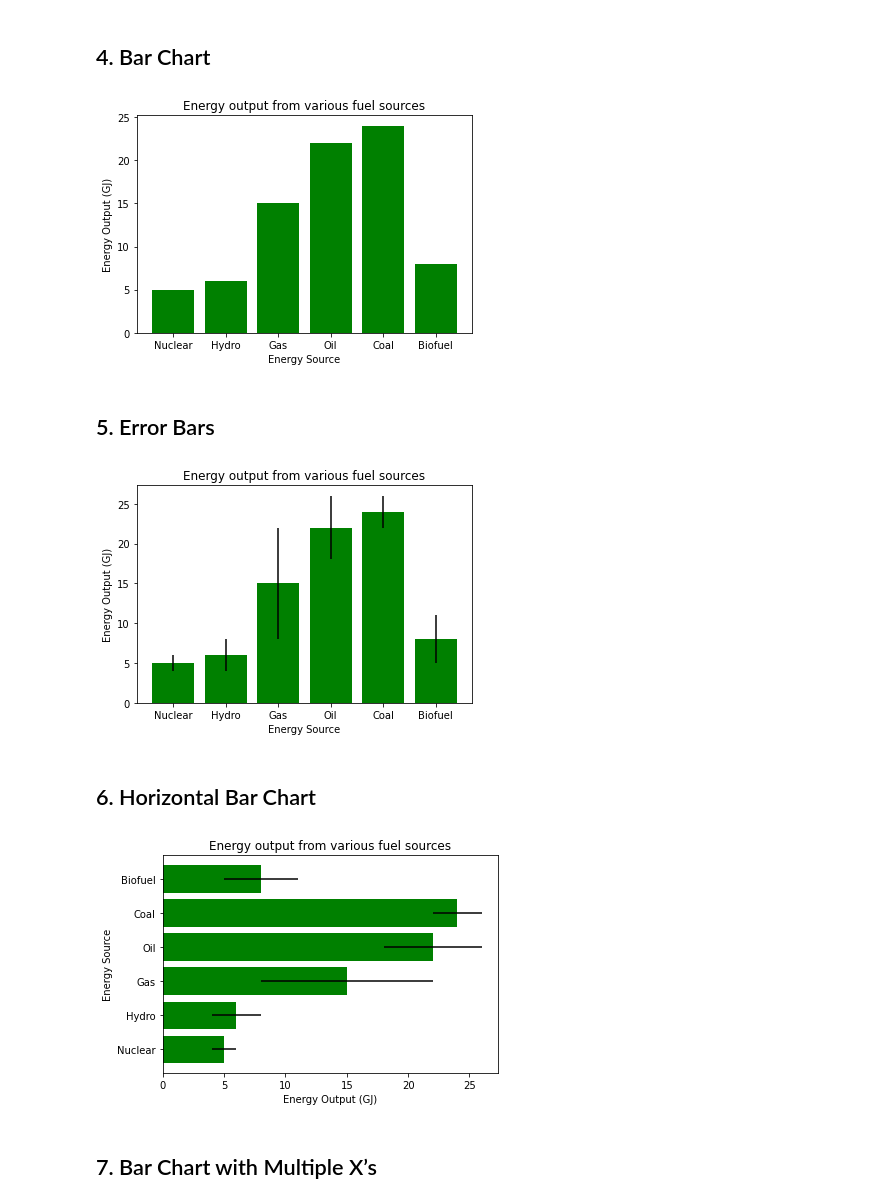
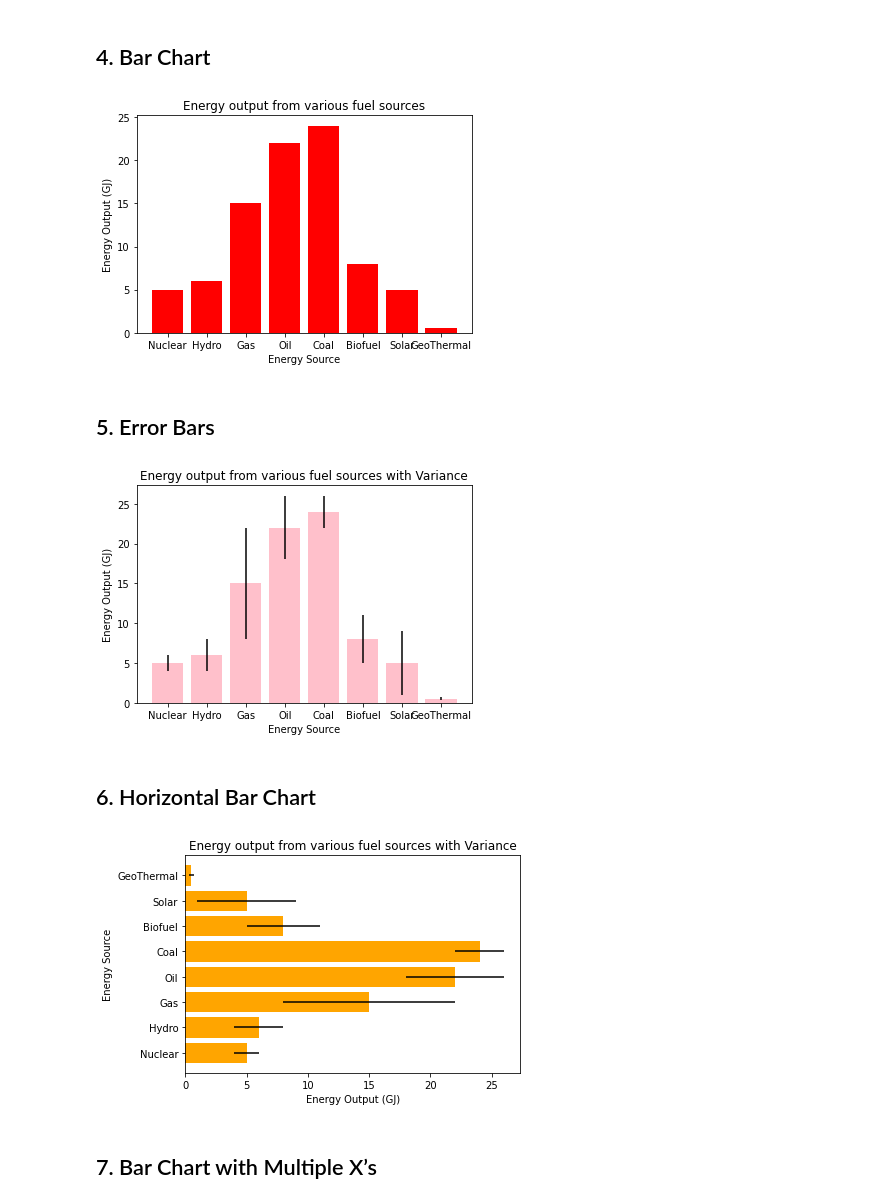
Before and after one commit to KrisMatrix/Data_Visualization, a Jupyter notebook: Data_Visualization_Tutorial.ipynb, the cells around one changed output. Saved outputs shown, nothing was run; the diff lists cells and outputs as text; code cells hidden in the pictures.

```diff
--- a/Data_Visualization_Tutorial.ipynb
+++ b/Data_Visualization_Tutorial.ipynb
@@ -204,12 +204,12 @@ plt.show()
 # %% [markdown]
 ## 4. Bar Chart
 # %%
-x = ['Nuclear', 'Hydro', 'Gas', 'Oil', 'Coal', 'Biofuel']
-energy = [5, 6, 15, 22, 24, 8]
+x = ['Nuclear', 'Hydro', 'Gas', 'Oil', 'Coal', 'Biofuel', 'Solar', 'GeoThermal']
+energy = [5, 6, 15, 22, 24, 8, 5, 0.5]
 
 x_pos = [i for i, _ in enumerate(x)]
 
-plt.bar(x_pos, energy, color='green')
+plt.bar(x_pos, energy, color='Red')
 plt.xlabel("Energy Source")
 plt.ylabel("Energy Output (GJ)")
 plt.title("Energy output from various fuel sources")
@@ -218,45 +218,45 @@ plt.xticks(x_pos, x)
 
 plt.show()
 # %% [output]
-[figure, old version]
+[figure, new version]
 # %% [markdown]
 ## 5. Error Bars
 # %%
-x = ['Nuclear', 'Hydro', 'Gas', 'Oil', 'Coal', 'Biofuel']
-energy = [5, 6, 15, 22, 24, 8]
-variance = [1, 2, 7, 4, 2, 3]
+x = ['Nuclear', 'Hydro', 'Gas', 'Oil', 'Coal', 'Biofuel', 'Solar', 'GeoThermal']
+energy = [5, 6, 15, 22, 24, 8, 5, 0.5]
+variance = [1, 2, 7, 4, 2, 3, 4, 0.2]
 
 x_pos = [i for i, _ in enumerate(x)]
 
-plt.bar(x_pos, energy, color='green', yerr=variance)
+plt.bar(x_pos, energy, color='pink', yerr=variance)
 plt.xlabel("Energy Source")
 plt.ylabel("Energy Output (GJ)")
-plt.title("Energy output from various fuel sources")
+plt.title("Energy output from various fuel sources with Variance")
 
 plt.xticks(x_pos, x)
 
 plt.show()
 # %% [output]
-[figure, old version]
+[figure, new version]
 # %% [markdown]
 ## 6. Horizontal Bar Chart
 # %%
-x = ['Nuclear', 'Hydro', 'Gas', 'Oil', 'Coal', 'Biofuel']
-energy = [5, 6, 15, 22, 24, 8]
-variance = [1, 2, 7, 4, 2, 3]
+x = ['Nuclear', 'Hydro', 'Gas', 'Oil', 'Coal', 'Biofuel', 'Solar', 'GeoThermal']
+energy = [5, 6, 15, 22, 24, 8, 5, 0.5]
+variance = [1, 2, 7, 4, 2, 3, 4, 0.2]
 
 x_pos = [i for i, _ in enumerate(x)]
 
-plt.barh(x_pos, energy, color='green', xerr=variance)
+plt.barh(x_pos, energy, color='orange', xerr=variance)   #OBSERVE xerr and barh
 plt.ylabel("Energy Source")
 plt.xlabel("Energy Output (GJ)")
-plt.title("Energy output from various fuel sources")
+plt.title("Energy output from various fuel sources with Variance")
 
-plt.yticks(x_pos, x)
+plt.yticks(x_pos, x)  #OBSERVE yticks
 
 plt.show()
 # %% [output]
-[figure, old version]
+[figure, new version]
 # %% [markdown]
 ## 7. Bar Chart with Multiple X’s
 # %%
```
Also changed, not shown: parts of 4 cells of this notebook.
